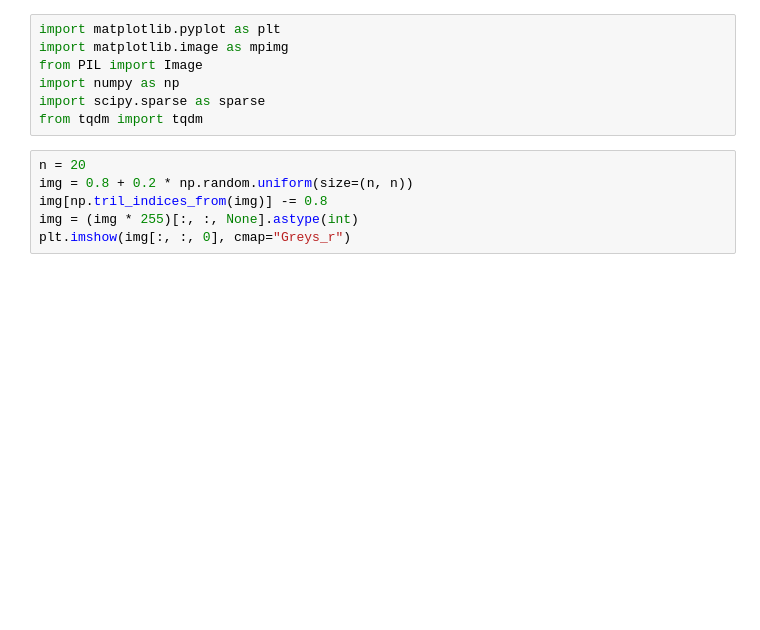
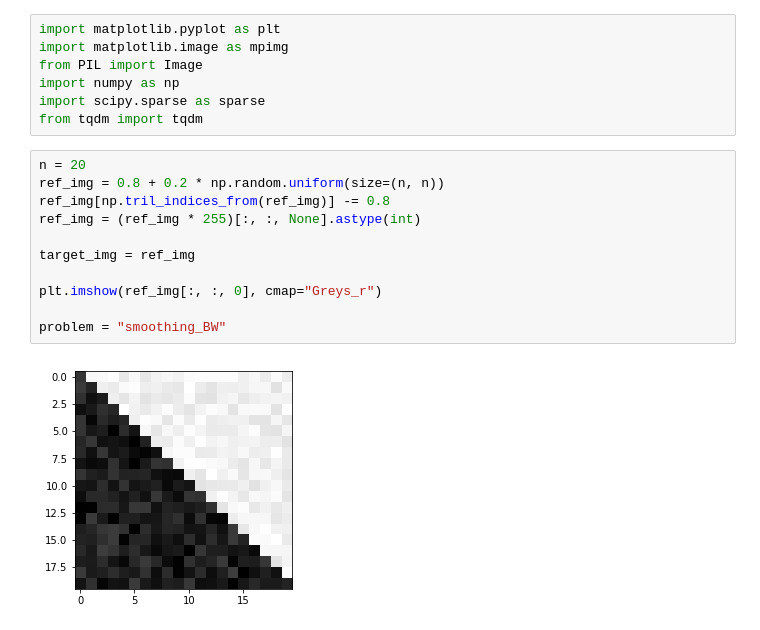
Before and after one commit to gdalle/TheFastBilateralSolver, a Jupyter notebook: FastBilateralSolver.ipynb, the cells around one changed output. Saved outputs shown, nothing was run; the diff lists cells and outputs as text; blank space fills up the shorter version.

```diff
--- a/FastBilateralSolver.ipynb
+++ b/FastBilateralSolver.ipynb
@@ -7,7 +7,14 @@ import scipy.sparse as sparse
 from tqdm import tqdm
 # %%
 n = 20
-img = 0.8 + 0.2 * np.random.uniform(size=(n, n))
-img[np.tril_indices_from(img)] -= 0.8
-img = (img * 255)[:, :, None].astype(int)
-plt.imshow(img[:, :, 0], cmap="Greys_r")
+ref_img = 0.8 + 0.2 * np.random.uniform(size=(n, n))
+ref_img[np.tril_indices_from(ref_img)] -= 0.8
+ref_img = (ref_img * 255)[:, :, None].astype(int)
+
+target_img = ref_img
+
+plt.imshow(ref_img[:, :, 0], cmap="Greys_r")
+
+problem = "smoothing_BW"
+# %% [output]
+[figure, added]
```
Also changed, not shown: parts of 26 cells of this notebook, 2 other files.
